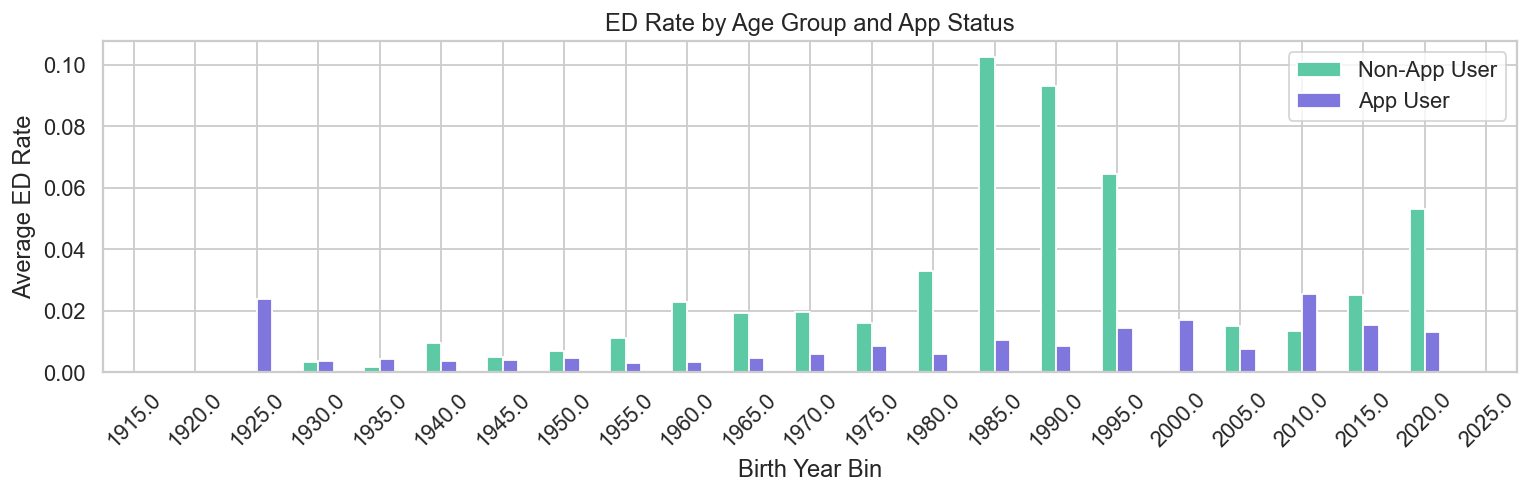
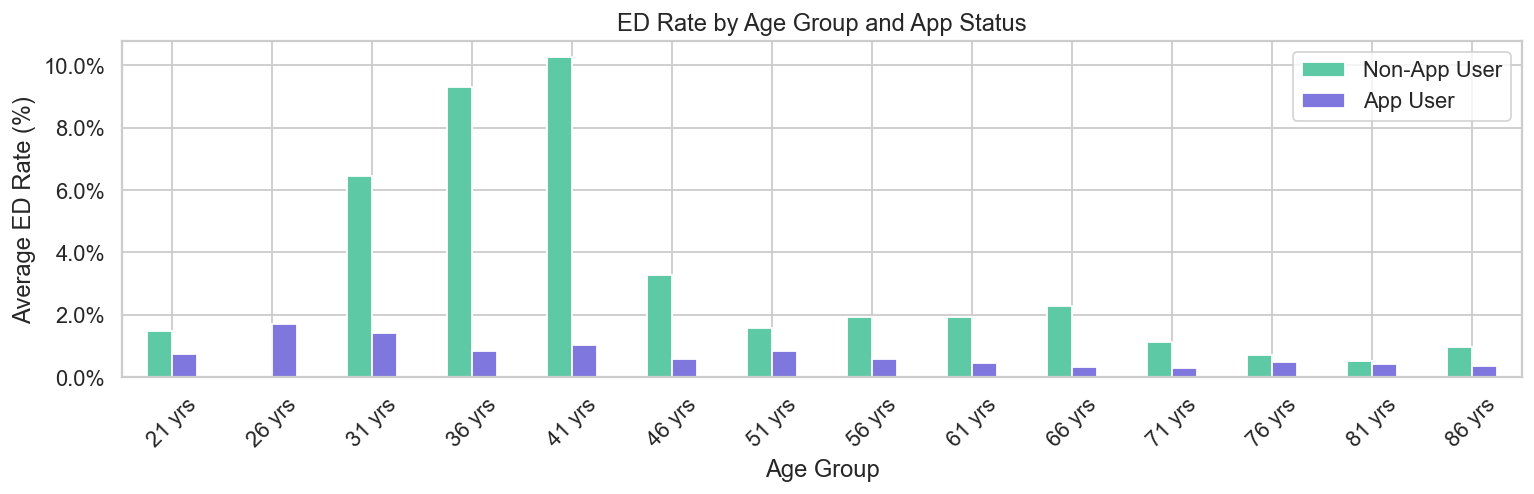
The change to this notebook cell's code, shown as a diff; its figure went from the first image to the second:
--- before
+++ after
@@ -1,3 +1,10 @@
 # Does the app effect hold across age groups?
+
+# Filter to reasonable age range (20–90 years old in 2026)
+journeys = journeys[
+    (journeys["PatientBirthYearBin"] >= 1936) & 
+    (journeys["PatientBirthYearBin"] <= 2006)
+]
+
 age_summary = journeys.groupby(
     ["PatientBirthYearBin", "app_user"]
@@ -6,9 +13,19 @@
 
 fig, ax = plt.subplots(figsize=(12, 4))
+age_summary = age_summary.sort_index(ascending=False)
 age_summary.plot(kind="bar", ax=ax, color=["#5DCAA5", "#7F77DD"])
 ax.set_title("ED Rate by Age Group and App Status")
-ax.set_xlabel("Birth Year Bin")
-ax.set_ylabel("Average ED Rate")
-plt.xticks(rotation=45)
+
+# Convert y-axis to percentage
+ax.yaxis.set_major_formatter(plt.FuncFormatter(lambda x, _: f"{x*100:.1f}%"))
+
+# Convert x-axis birth year bin to age (2026 - birth year)
+current_year = 2026
+new_labels = [f"{current_year - int(float(label.get_text()))} yrs" 
+              for label in ax.get_xticklabels()]
+ax.set_xticklabels(new_labels, rotation=45)
+
+ax.set_xlabel("Age Group")
+ax.set_ylabel("Average ED Rate (%)")
 plt.tight_layout()
 save_fig(fig, "ed_rate_age_app")

Commit: switch units for chart